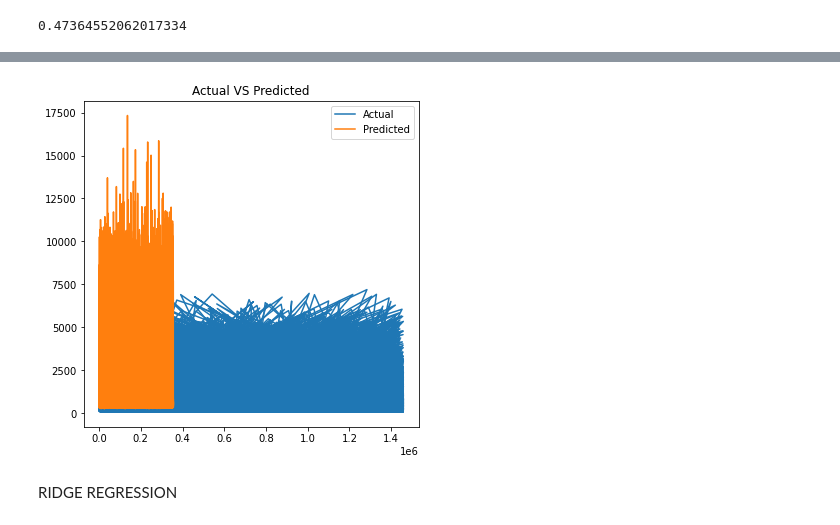
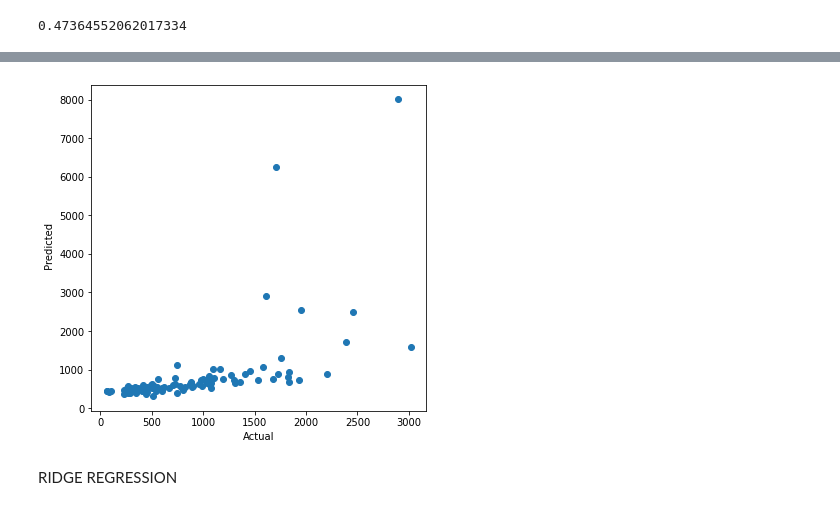
Before and after one commit to SUSOVAN-061/nyc-taxi-trip-ML, a Jupyter notebook: SUSOVAN_NYC_Taxi_Trip_Time_Prediction_Capstone_Project.ipynb, the cells around one changed output, grey strips where cells are left out. Saved outputs shown, nothing was run; the diff lists cells and outputs as text; code cells hidden in the pictures.

```diff
--- a/SUSOVAN_NYC_Taxi_Trip_Time_Prediction_Capstone_Project.ipynb
+++ b/SUSOVAN_NYC_Taxi_Trip_Time_Prediction_Capstone_Project.ipynb
@@ -648,13 +670,13 @@ import matplotlib.pyplot as plt
 plt.rcParams['agg.path.chunksize'] = 10000
 # %%
 plt.figure(figsize=(6,6))
-plt.plot(10**(y_test))
-plt.plot(10**(y_pred))
-plt.legend(['Actual','Predicted'])
-plt.title('Actual VS Predicted')
+plt.scatter(10**(np.array(list(y_test)[:100])),(10**(np.array(y_pred[:100]))))
+# plt.plot((y_pred))
+plt.xlabel('Actual')
+plt.ylabel(' Predicted')
 plt.show()
 # %% [output]
-[figure, old version]
+[figure, new version]
 # %% [markdown]
 RIDGE REGRESSION
 # %%
```
Also changed, not shown: parts of 23 cells of this notebook.
